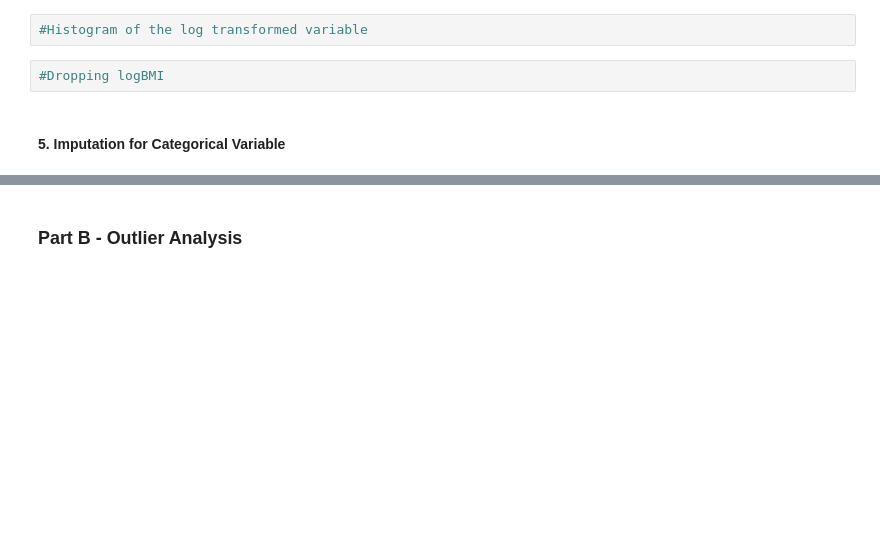
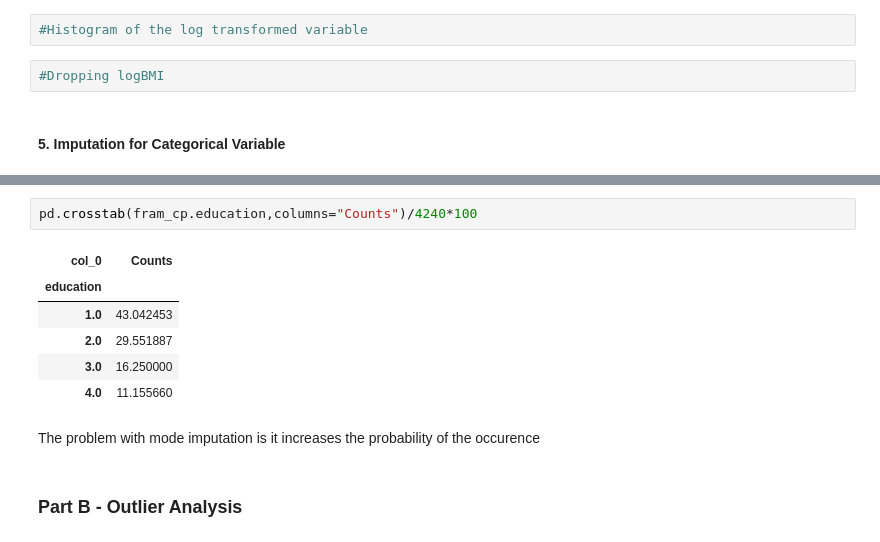
Before and after one commit to GouthamKumar-R/ML, a Jupyter notebook: D20 - IML/Class exercises/IML- S5 - Missing Value Imputation and Outlier Analysis.ipynb, the cells around one changed output, grey strips where cells are left out. Cells and saved outputs as stored; diff of their text form; blank space fills up the shorter version.

```diff
--- a/D20 - IML/Class exercises/IML- S5 - Missing Value Imputation and Outlier Analysis.ipynb
+++ b/D20 - IML/Class exercises/IML- S5 - Missing Value Imputation and Outlier Analysis.ipynb
@@ -197,2 +337,13 @@ dtype: float64
+# %%
+pd.crosstab(fram_cp.education,columns="Counts")/4240*100
+# %% [output]
+| col_0 | Counts |
+| education |  |
+| 1.0 | 43.042453 |
+| 2.0 | 29.551887 |
+| 3.0 | 16.250000 |
+| 4.0 | 11.155660 |
+# %% [markdown]
+The problem with mode imputation is it increases the probability of the occurence<br/>
 # %% [markdown]
 ### Part B - Outlier Analysis
```
Also changed, not shown: parts of 26 cells of this notebook.
